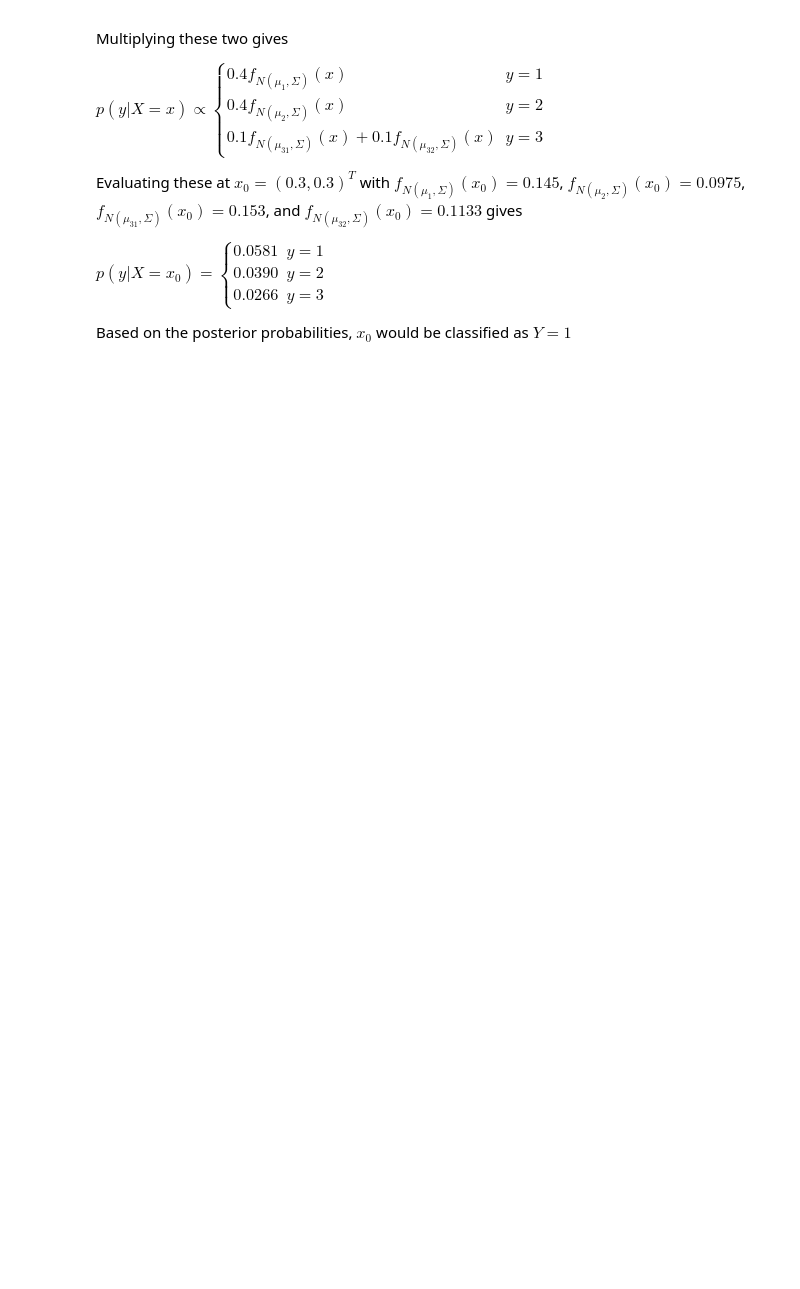
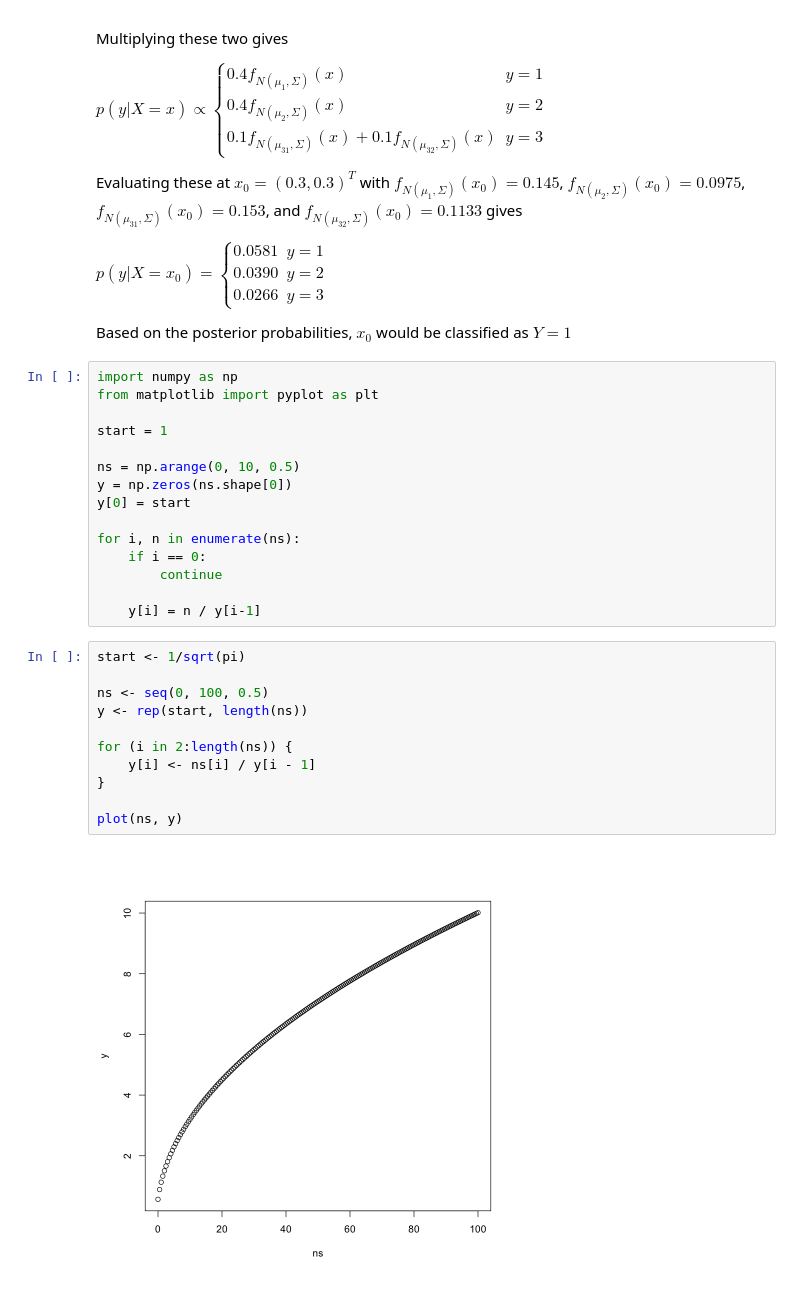
Before and after one commit to walkin-through-the-forest/ST443, a Jupyter notebook: hw02.ipynb, the cells around one changed output. Saved outputs shown, nothing was run; the diff lists cells and outputs as text; blank space fills up the shorter version.

```diff
--- a/hw02.ipynb
+++ b/hw02.ipynb
@@ -90,3 +90,31 @@ $p(y|X=x_0) = \begin{cases}
 \end{cases}$
 
 Based on the posterior probabilities, $x_0$ would be classified as $Y = 1$
+# %%
+import numpy as np
+from matplotlib import pyplot as plt
+
+start = 1
+
+ns = np.arange(0, 10, 0.5)
+y = np.zeros(ns.shape[0])
+y[0] = start
+
+for i, n in enumerate(ns):
+    if i == 0:
+        continue
+
+    y[i] = n / y[i-1]
+# %%
+start <- 1/sqrt(pi)
+
+ns <- seq(0, 100, 0.5)
+y <- rep(start, length(ns))
+
+for (i in 2:length(ns)) {
+    y[i] <- ns[i] / y[i - 1]
+}
+
+plot(ns, y)
+# %% [output]
+[figure, added]
```
Also changed, not shown: 2 other files.
